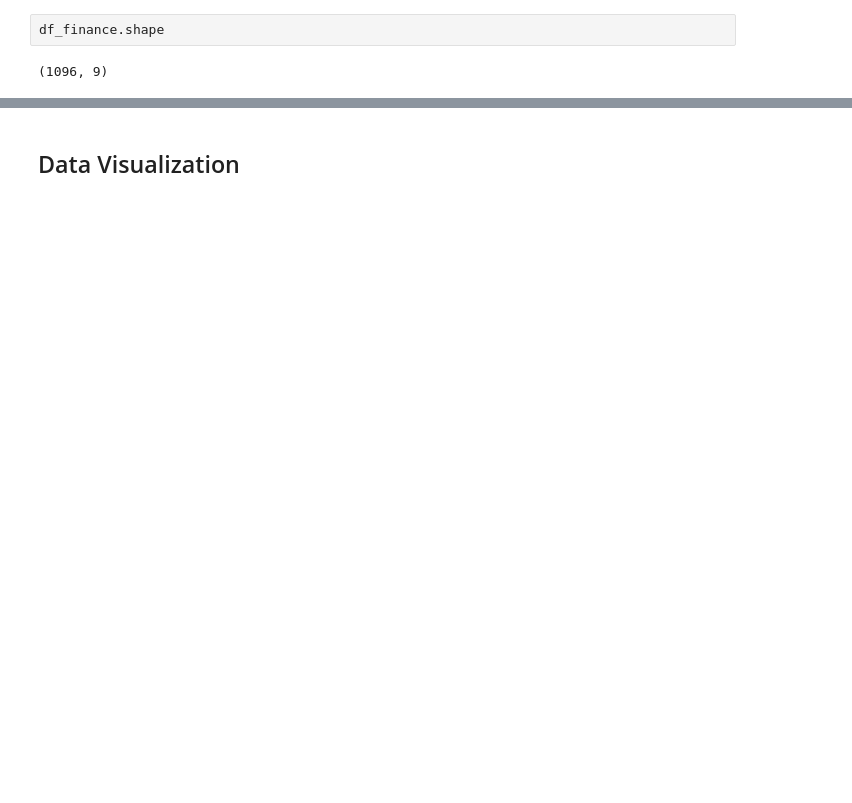
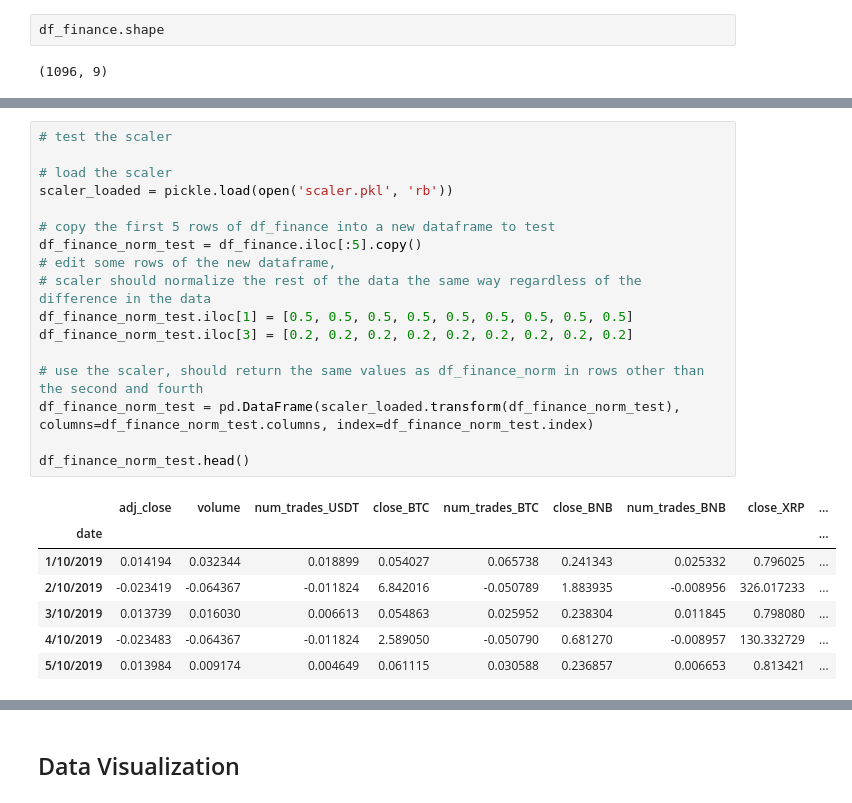
Before and after one commit to CAMAY3101/KALIK, a Jupyter notebook: data/Preprocess/cleanup.ipynb, the cells around one changed output, grey strips where cells are left out. Drawn from its saved outputs; the diff is of its cells as text; blank space fills up the shorter version.

```diff
--- a/data/Preprocess/cleanup.ipynb
+++ b/data/Preprocess/cleanup.ipynb
@@ -477,0 +433,25 @@ print(df_normalized.head())
+# %%
+# test the scaler
+
+# load the scaler
+scaler_loaded = pickle.load(open('scaler.pkl', 'rb'))
+
+# copy the first 5 rows of df_finance into a new dataframe to test
+df_finance_norm_test = df_finance.iloc[:5].copy()
+# edit some rows of the new dataframe,
+# scaler should normalize the rest of the data the same way regardless of the difference in the data
+df_finance_norm_test.iloc[1] = [0.5, 0.5, 0.5, 0.5, 0.5, 0.5, 0.5, 0.5, 0.5]
+df_finance_norm_test.iloc[3] = [0.2, 0.2, 0.2, 0.2, 0.2, 0.2, 0.2, 0.2, 0.2]
+
+# use the scaler, should return the same values as df_finance_norm in rows other than the second and fourth
+df_finance_norm_test = pd.DataFrame(scaler_loaded.transform(df_finance_norm_test), columns=df_finance_norm_test.columns, index=df_finance_norm_test.index)
+
+df_finance_norm_test.head()
+# %% [output]
+|  | adj_close | volume | num_trades_USDT | close_BTC | num_trades_BTC | close_BNB | num_trades_BNB | close_XRP | ... |
+| date |  |  |  |  |  |  |  |  | ... |
+| 1/10/2019 | 0.014194 | 0.032344 | 0.018899 | 0.054027 | 0.065738 | 0.241343 | 0.025332 | 0.796025 | ... |
+| 2/10/2019 | -0.023419 | -0.064367 | -0.011824 | 6.842016 | -0.050789 | 1.883935 | -0.008956 | 326.017233 | ... |
+| 3/10/2019 | 0.013739 | 0.016030 | 0.006613 | 0.054863 | 0.025952 | 0.238304 | 0.011845 | 0.798080 | ... |
+| 4/10/2019 | -0.023483 | -0.064367 | -0.011824 | 2.589050 | -0.050790 | 0.681270 | -0.008957 | 130.332729 | ... |
+| 5/10/2019 | 0.013984 | 0.009174 | 0.004649 | 0.061115 | 0.030588 | 0.236857 | 0.006653 | 0.813421 | ... |
```
Also changed, not shown: parts of 33 cells of this notebook, 1 other file.
